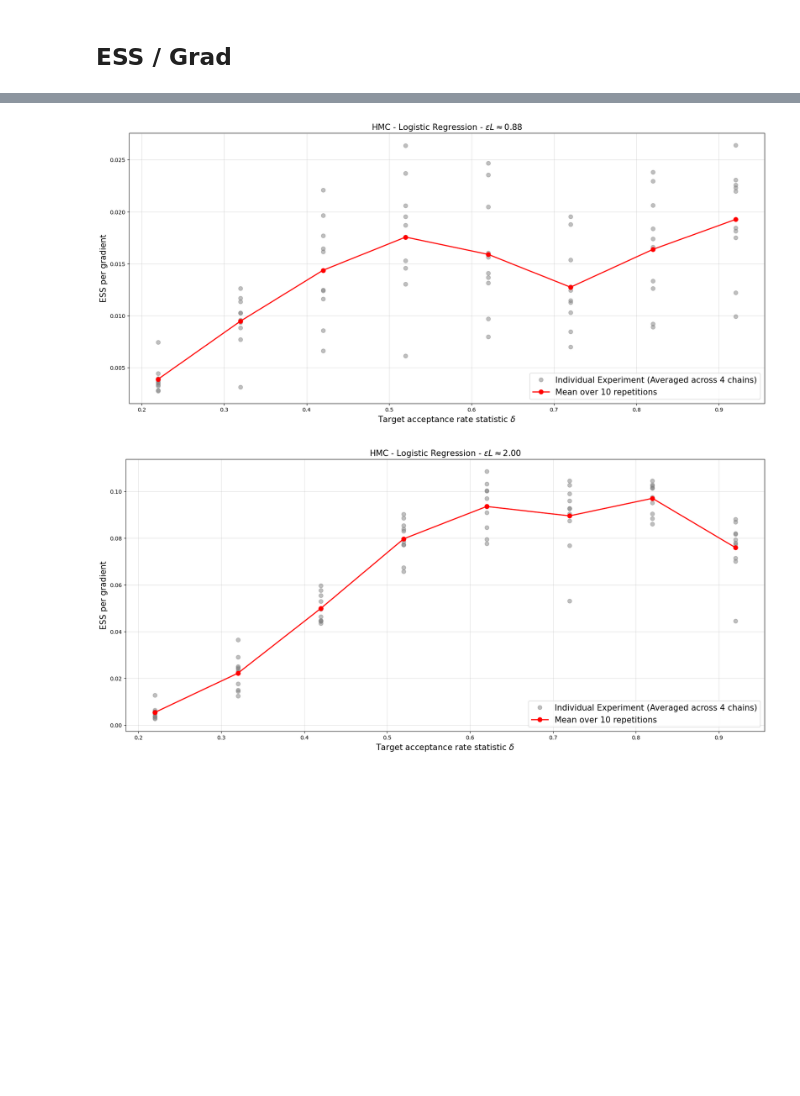
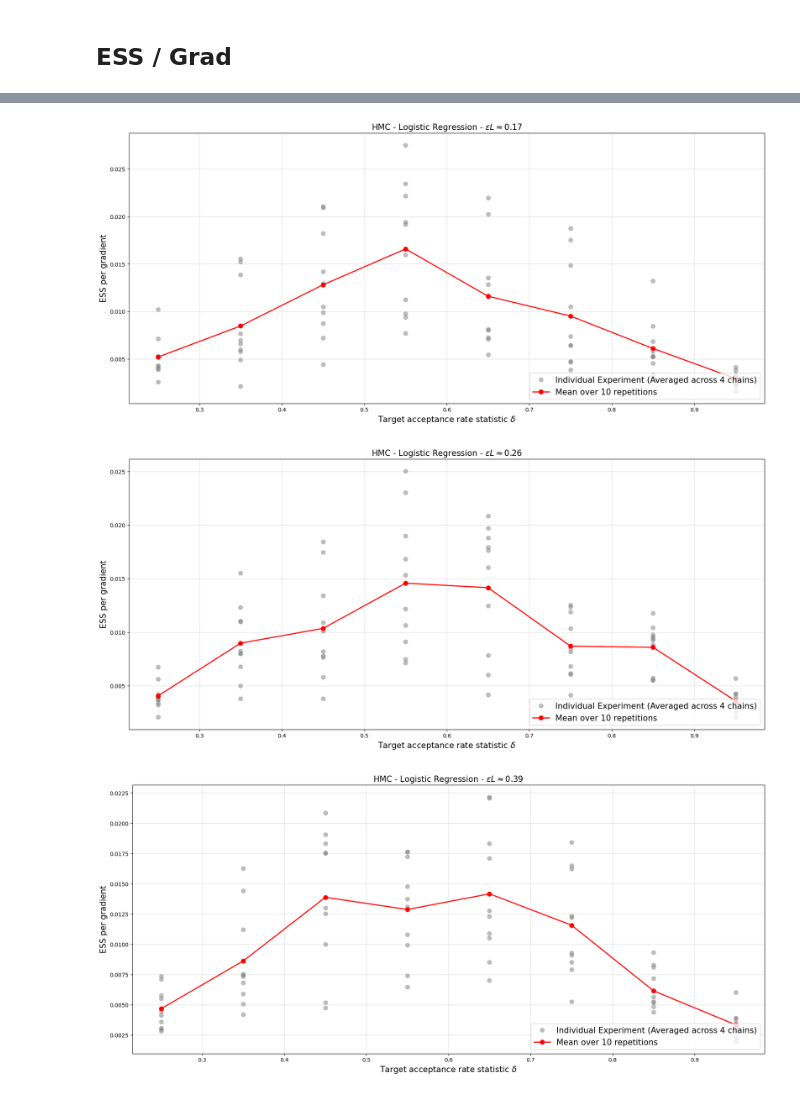
Before and after one commit to Mattia-Ponchio/Inference_Project, a Jupyter notebook: GermanCreditData.ipynb, the cells around one changed output, grey strips where cells are left out. Saved outputs shown, nothing was run; the diff lists cells and outputs as text; code cells hidden in the pictures; blank space fills up the shorter version.

```diff
--- a/GermanCreditData.ipynb
+++ b/GermanCreditData.ipynb
@@ -903,14 +908,2 @@ plt.show()
 # %% [markdown]
 ## Counts
-# %%
-show_this_delta = np.arange(0, len(delta_list), 2, dtype="int")
-
-for i in show_this_delta:
-    fig, ax = plt.subplots(figsize=(21,9))
-    plt.bar(np.arange(0,sample_settings["max_treedepth"]+1,1), depths[i], width=0.9)
-    plt.xlabel("NUTS tree depth")
-    ax.set_xticks(np.arange(0,sample_settings["max_treedepth"]+1,1))
-    ax.set_xticklabels([fr"$2^{{{i}}}$" for i in range(sample_settings["max_treedepth"] + 1)])
-    plt.ylabel("Count")
-    plt.title(f"Tree depth counts $\delta$ = {delta_list[i]:.2f}")
-    plt.show()
@@ -935,7 +965,7 @@ df.to_pickle("NUTS_LR.pkl")
 # %%
 def acc_rate_sweep_HMC( model, acceptance_rate_list, repetitions, sample_dict ):
 
-    results = pd.DataFrame(columns=["Group", "Path Length", "Diff", "MCSE", "Min", "Mean", "Bulk Min", "Bulk Mean", "Grad Evals"])
+    results = pd.DataFrame(columns=["Delta", "Path Length", "Diff", "MCSE", "Min", "Mean", "Bulk Min", "Bulk Mean", "Grad Evals"])
     seed_offset = 0
 
     for path_l in sample_dict["path_length"]:
@@ -1029,7 +1059,7 @@ def acc_rate_sweep_HMC( model, acceptance_rate_list, repetitions, sample_dict ):
                 ESS_PER_GRAD_MIN_bulk = np.min(all_ess_per_grad_bulk)
 
                 # Save results to dataframe
-                tmp= pd.DataFrame({"Group" : i,
+                tmp= pd.DataFrame({"Delta" : target_accept,
                                 "Path Length": path_l,
                                 "Diff"  : diff_chain,
                                 "MCSE"  : combined_mcse,
@@ -1044,15 +1074,22 @@ def acc_rate_sweep_HMC( model, acceptance_rate_list, repetitions, sample_dict ):
 
     return results
 # %%
-delta_list_HMC = np.arange(0.22, 1.0, 0.1)
-path_length_list = [ 0.075, 0.17, 0.39, 0.88, 2.0 ]
+delta_list_HMC = np.arange(0.25, 0.99, 0.1)
+path_L_for_ESS = [0.05, 0.075, 0.11, 0.17, 0.26, 0.39, 0.58]
+path_L_for_h_delta = [0.075, 0.17, 0.39, 0.88, 2.0]
+path_length_list = np.union1d(path_L_for_ESS, path_L_for_h_delta)
 reps_HMC = 10
 sample_settings_HMC = {"draws": 1000,
                    "tune" : 1000,
                    "chains": 4,
                    "start_seed": 2026,
                    "path_length": path_length_list
-                  }
 
+                      }
+start_time = time.perf_counter()   # debug
 df_HMC = acc_rate_sweep_HMC( my_model, delta_list_HMC, reps_HMC, sample_settings_HMC )
+# DEBUG:
+end_time = time.perf_counter()
+elapsed_time = end_time - start_time
+print(f"Time elapsed: {elapsed_time:.4f} seconds")
 # %% [output]
@@ -1095,9 +1132,9 @@ df_HMC.head(15)
 # %%
-for val in (path_length_list):
+for val in (path_L_for_h_delta):
 
     val_df = df_HMC[ df_HMC["Path Length"] ==  val ]
 
-    x_in_graph = [delta_list_HMC[i] for i in val_df["Group"].values]
+    x_in_graph = val_df["Delta"].values
 
     # Plotting the single-experiment representation
     fig, ax = plt.subplots(figsize=(21,9))
@@ -1116,8 +1153,8 @@ for val in (path_length_list):
     )
 
     ax.errorbar(x = delta_list_HMC,
-                y = val_df.groupby(by="Group").mean()["Diff"],
-                yerr = val_df.groupby(by="Group")["MCSE"].apply(lambda x: np.sqrt( (x**2).sum()) / reps ),
+                y = val_df.groupby(by="Delta").mean()["Diff"],
+                yerr = val_df.groupby(by="Delta")["MCSE"].apply(lambda x: np.sqrt( (x**2).sum()) / reps ),
                 ls = "-",
                 marker = "o",
                 ms = 8,
@@ -1142,11 +1179,11 @@ for val in (path_length_list):
 # %% [markdown]
 ## ESS / Grad
 # %%
-for val in (path_length_list):
+for val in (path_L_for_ESS):
 
     val_df = df_HMC[ df_HMC["Path Length"] ==  val ]
 
-    x_in_graph = [delta_list_HMC[i] for i in val_df["Group"].values]
+    x_in_graph = val_df["Delta"].values
 
     # Plotting the single-experiment representation
     fig, ax = plt.subplots(figsize=(21,9))
@@ -1164,7 +1201,7 @@ for val in (path_length_list):
     )
 
     ax.plot(delta_list_HMC,
-            val_df.groupby(by="Group").mean()["Min"],
+            val_df.groupby(by="Delta").mean()["Min"],
             ls = "-",
             marker = "o",
             ms = 8,
@@ -1186,2 +1223,3 @@ for val in (path_length_list):
-[figure, old version]
+[figure, new version]
-[figure, old version]
+[figure, new version]
+[figure, added]
```
Also changed, not shown: parts of 13 cells of this notebook, 2 other files.
